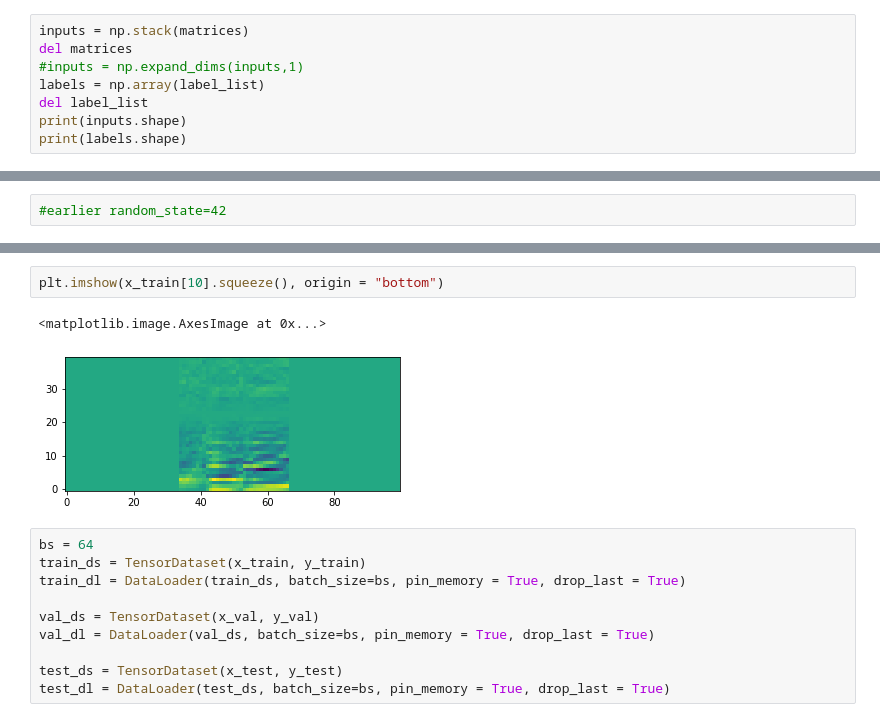
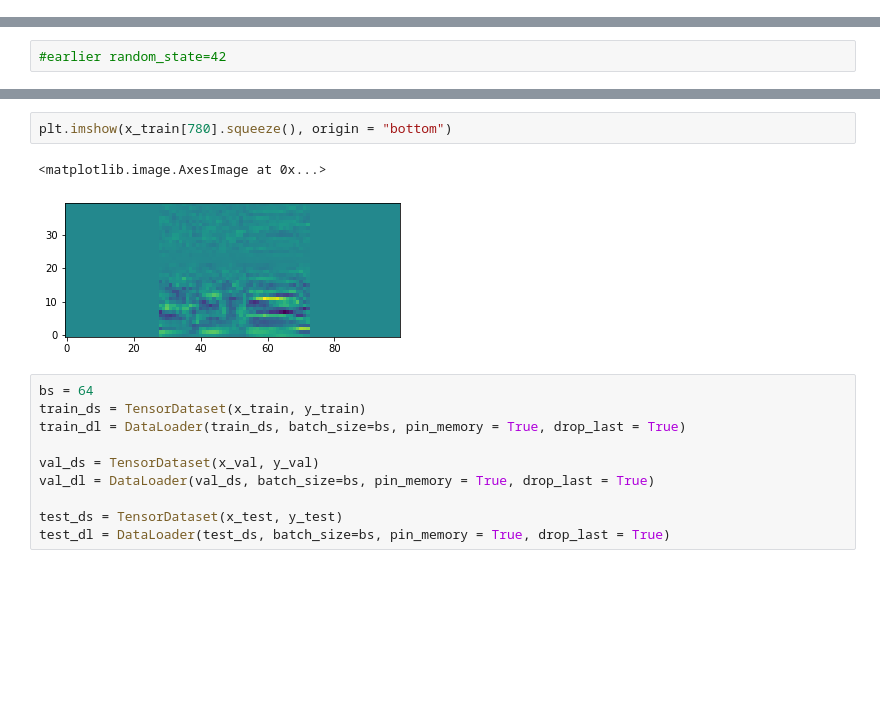
Before and after one commit to jayeshmahapatra/acoustic_word_embeddings, a Jupyter notebook: Simple CNN AWE.ipynb, the cells around one changed output, grey strips where cells are left out. Saved outputs shown, nothing was run; the diff lists cells and outputs as text; blank space fills up the shorter version.

```diff
--- a/Simple CNN AWE.ipynb
+++ b/Simple CNN AWE.ipynb
@@ -258,11 +59,3 @@ print([(word,c[word]) for word in sorted(c.keys())])
 # %%
 dev = torch.device(
     "cuda") if torch.cuda.is_available() else torch.device("cpu")
-# %%
-inputs = np.stack(matrices)
-del matrices
-#inputs = np.expand_dims(inputs,1)
-labels = np.array(label_list)
-del label_list
-print(inputs.shape)
-print(labels.shape)
@@ -306,10 +94,10 @@ tensor([  0.0000,   0.0000,   0.0000,   0.0000,   0.0000,   0.0000,   0.0000,
           0.0000,   0.0000,   0.0000,   0.0000,   0.0000,   0.0000,   0.0000,
           0.0000,   0.0000])
 # %%
-plt.imshow(x_train[10].squeeze(), origin = "bottom")
+plt.imshow(x_train[780].squeeze(), origin = "bottom")
 # %% [output]
 <matplotlib.image.AxesImage at 0x...>
-[figure, old version]
+[figure, new version]
 # %%
 bs = 64
 train_ds = TensorDataset(x_train, y_train)
```
Also changed, not shown: parts of 87 cells of this notebook, 6 other files.
